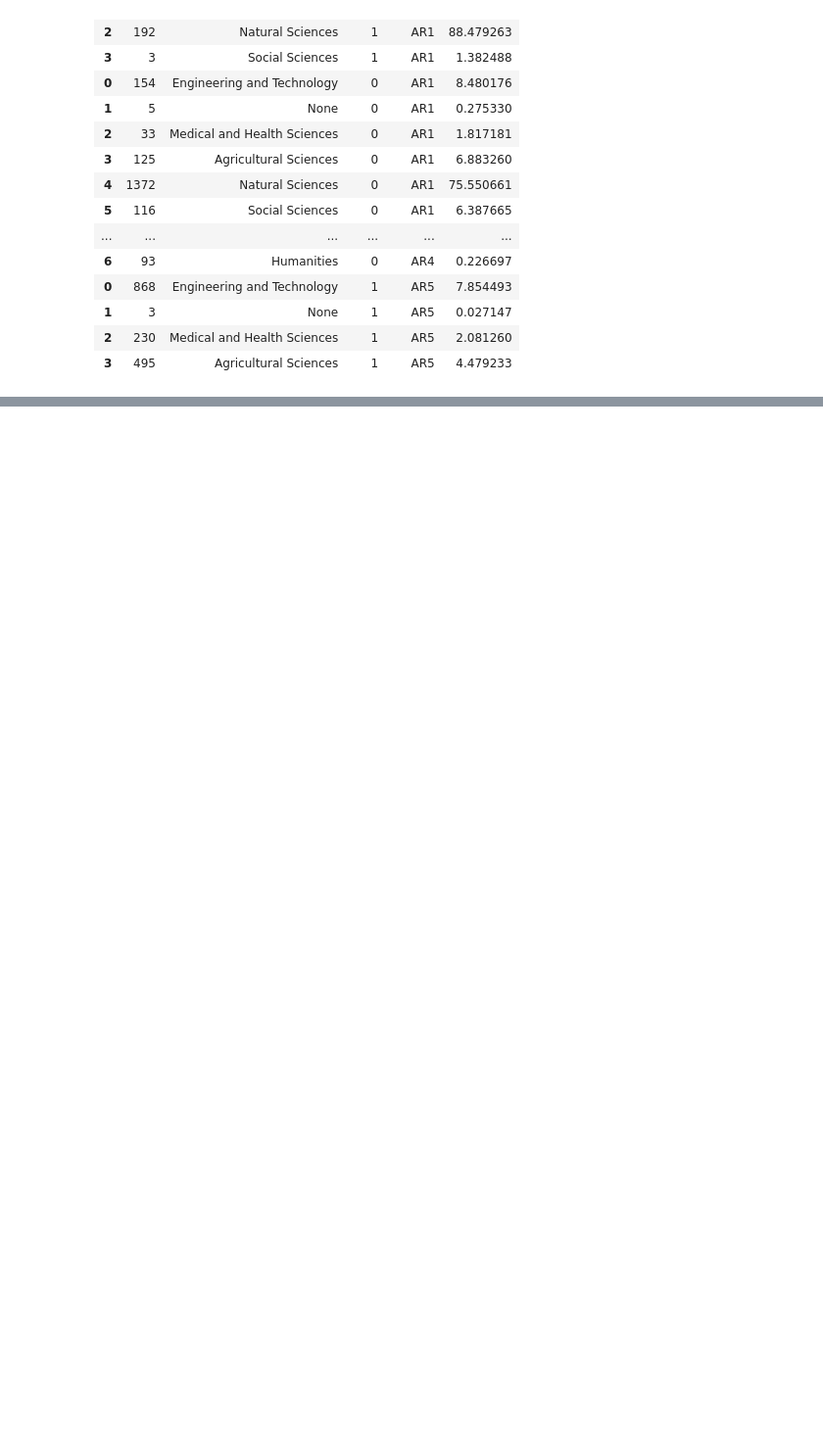
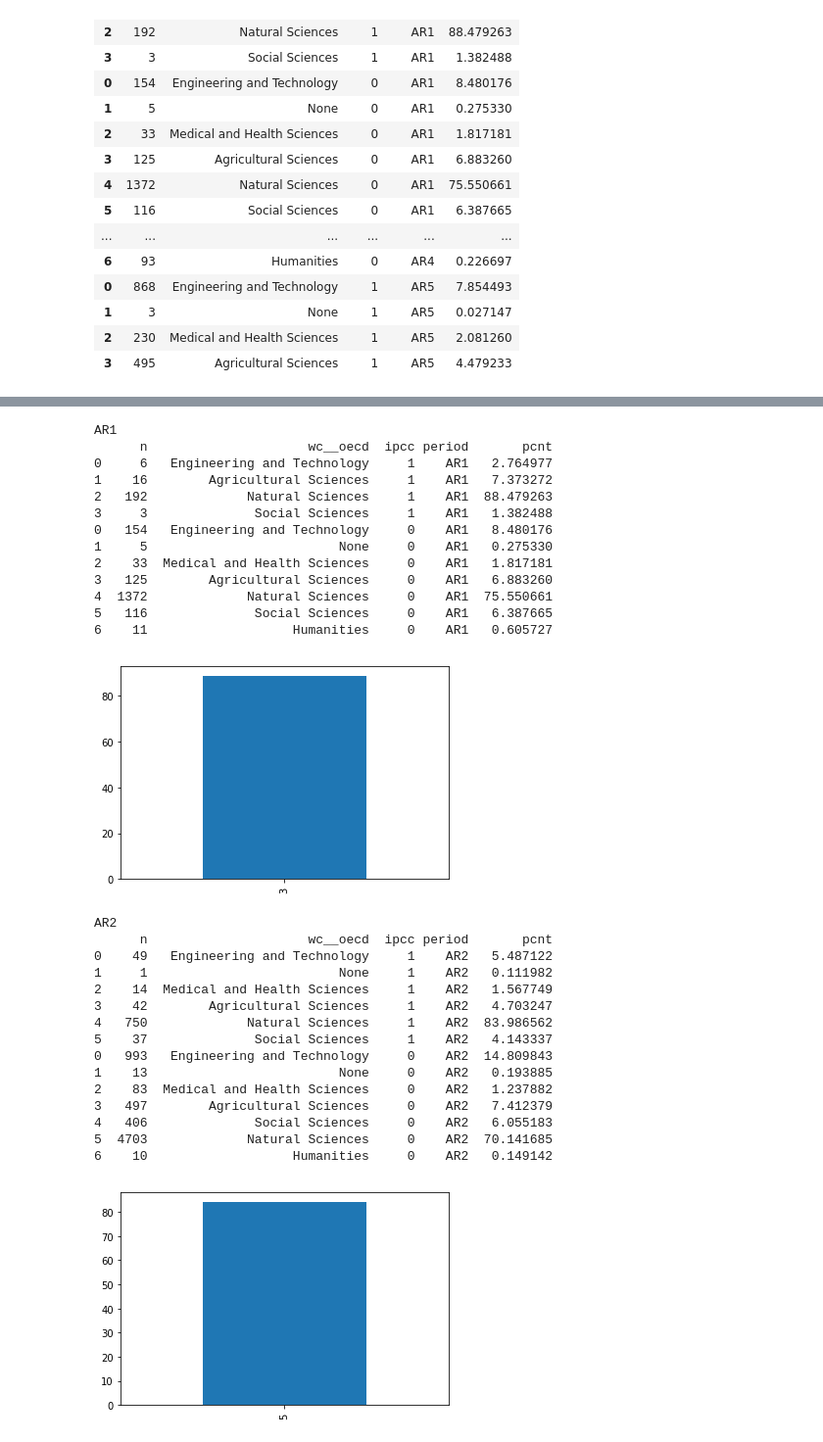
Before and after one commit to mcallaghan/cc-topography, a Jupyter notebook: code/IPCC_topics.ipynb, the cells around one changed output, grey strips where cells are left out. Shown at 98% size. Drawn from its saved outputs; the diff is of its cells as text; code cells hidden in the pictures; blank space fills up the shorter version.

```diff
--- a/code/IPCC_topics.ipynb
+++ b/code/IPCC_topics.ipynb
@@ -773,0 +815,6 @@ df.head(55)
+# %%
+df2 = df2[df2['wosarticle__dt'].isin(["Article", "Letter","Review"])]
+
+df2['pcnt'] = df2['n'] / df2['n'].groupby([df2['ipcc'],df2['period']]).transform('sum') * 100
+
+df2.head(55)
@@ -773,0 +844,3 @@ df.head(55)
+# %%
+for name, group in df2.groupby(['period']):
+    print(group)
@@ -773,0 +936,38 @@ df.head(55)
+# %%
+for name, group in df.groupby(['period']):
+    print(name)
+    print(group)
+    group.groupby(['wc__oecd','ipcc'])['pcnt'].plot(kind='bar')
+
+    plt.show()
+# %% [output]
+AR1
+      n                     wc__oecd  ipcc period       pcnt
+0     6   Engineering and Technology     1    AR1   2.764977
+1    16        Agricultural Sciences     1    AR1   7.373272
+2   192             Natural Sciences     1    AR1  88.479263
+3     3              Social Sciences     1    AR1   1.382488
+0   154   Engineering and Technology     0    AR1   8.480176
+1     5                         None     0    AR1   0.275330
+2    33  Medical and Health Sciences     0    AR1   1.817181
+3   125        Agricultural Sciences     0    AR1   6.883260
+4  1372             Natural Sciences     0    AR1  75.550661
+5   116              Social Sciences     0    AR1   6.387665
+6    11                   Humanities     0    AR1   0.605727
+[figure, added]
+AR2
+      n                     wc__oecd  ipcc period       pcnt
+0    49   Engineering and Technology     1    AR2   5.487122
+1     1                         None     1    AR2   0.111982
+2    14  Medical and Health Sciences     1    AR2   1.567749
+3    42        Agricultural Sciences     1    AR2   4.703247
+4   750             Natural Sciences     1    AR2  83.986562
+5    37              Social Sciences     1    AR2   4.143337
+0   993   Engineering and Technology     0    AR2  14.809843
+1    13                         None     0    AR2   0.193885
+2    83  Medical and Health Sciences     0    AR2   1.237882
+3   497        Agricultural Sciences     0    AR2   7.412379
+4   406              Social Sciences     0    AR2   6.055183
+5  4703             Natural Sciences     0    AR2  70.141685
+6    10                   Humanities     0    AR2   0.149142
+[figure, added]
```
Also changed, not shown: parts of 7 cells of this notebook, 2 other files.
